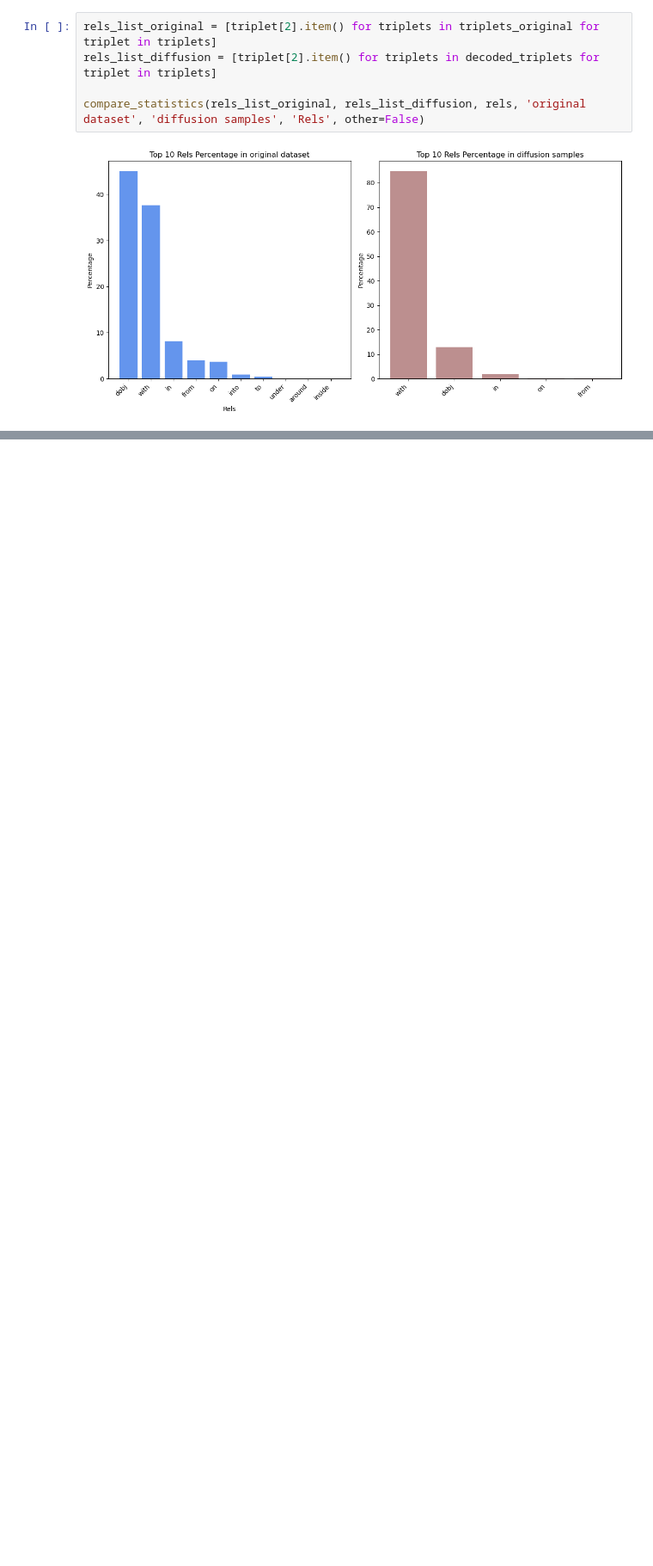
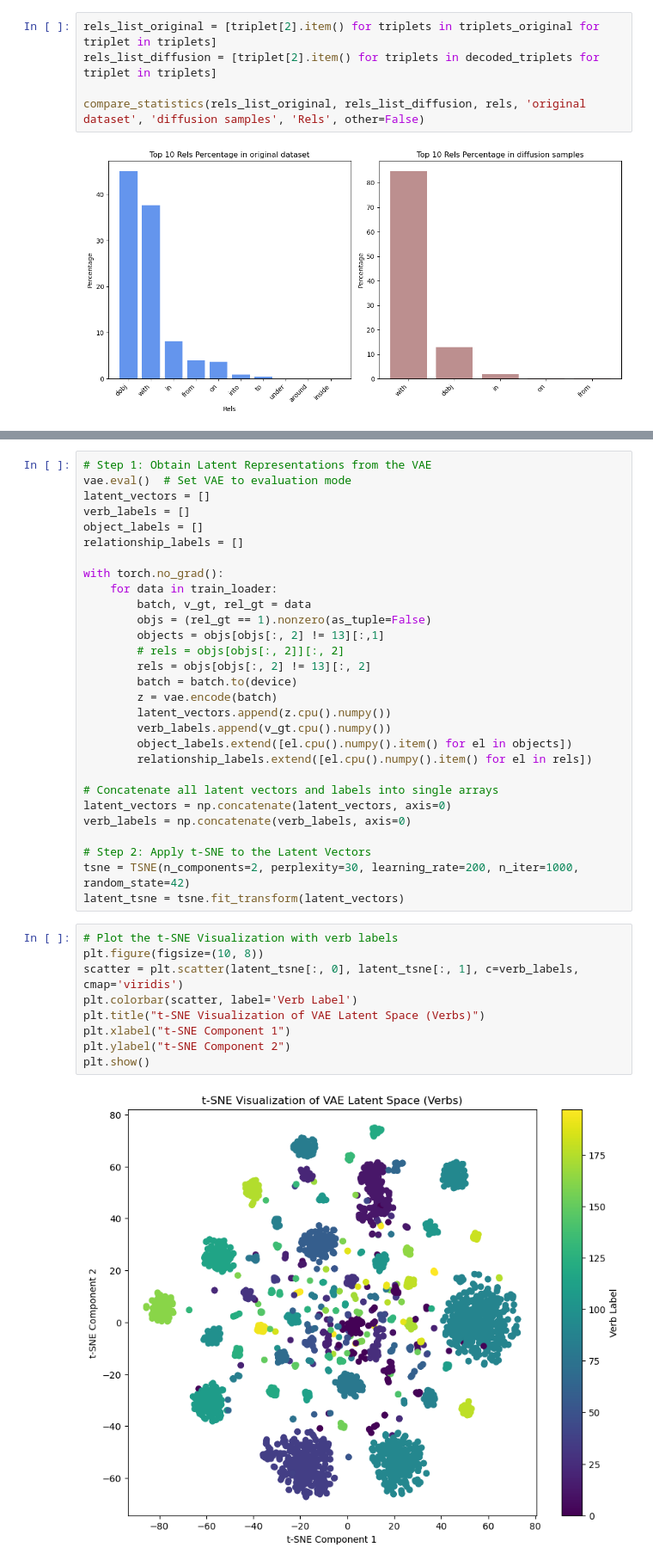
Before and after one commit to scoleri-mr/easg_classification, a Jupyter notebook: evaluating_vae.ipynb, the cells around one changed output, grey strips where cells are left out. Shown at 86% size. Drawn from its saved outputs; the diff is of its cells as text; blank space fills up the shorter version.

Commit message:
+ tsne on vae

```diff
--- a/evaluating_vae.ipynb
+++ b/evaluating_vae.ipynb
@@ -169,0 +185,40 @@ compare_statistics(rels_list_original, rels_list_diffusion, rels, 'original data
+# %%
+# Step 1: Obtain Latent Representations from the VAE
+vae.eval()  # Set VAE to evaluation mode
+latent_vectors = []
+verb_labels = []
+object_labels = []
+relationship_labels = []
+
+with torch.no_grad():
+    for data in train_loader:
+        batch, v_gt, rel_gt = data
+        objs = (rel_gt == 1).nonzero(as_tuple=False)
+        objects = objs[objs[:, 2] != 13][:,1]
+        # rels = objs[objs[:, 2]][:, 2]
+        rels = objs[objs[:, 2] != 13][:, 2]
+        batch = batch.to(device)
+        z = vae.encode(batch)
+        latent_vectors.append(z.cpu().numpy())
+        verb_labels.append(v_gt.cpu().numpy())
+        object_labels.extend([el.cpu().numpy().item() for el in objects])
+        relationship_labels.extend([el.cpu().numpy().item() for el in rels])
+
+# Concatenate all latent vectors and labels into single arrays
+latent_vectors = np.concatenate(latent_vectors, axis=0)
+verb_labels = np.concatenate(verb_labels, axis=0)
+
+# Step 2: Apply t-SNE to the Latent Vectors
+tsne = TSNE(n_components=2, perplexity=30, learning_rate=200, n_iter=1000, random_state=42)
+latent_tsne = tsne.fit_transform(latent_vectors)
+# %%
+# Plot the t-SNE Visualization with verb labels
+plt.figure(figsize=(10, 8))
+scatter = plt.scatter(latent_tsne[:, 0], latent_tsne[:, 1], c=verb_labels, cmap='viridis')
+plt.colorbar(scatter, label='Verb Label')
+plt.title("t-SNE Visualization of VAE Latent Space (Verbs)")
+plt.xlabel("t-SNE Component 1")
+plt.ylabel("t-SNE Component 2")
+plt.show()
+# %% [output]
+[figure, added]
```
Also changed, not shown: parts of 4 cells of this notebook, 2 other files.
